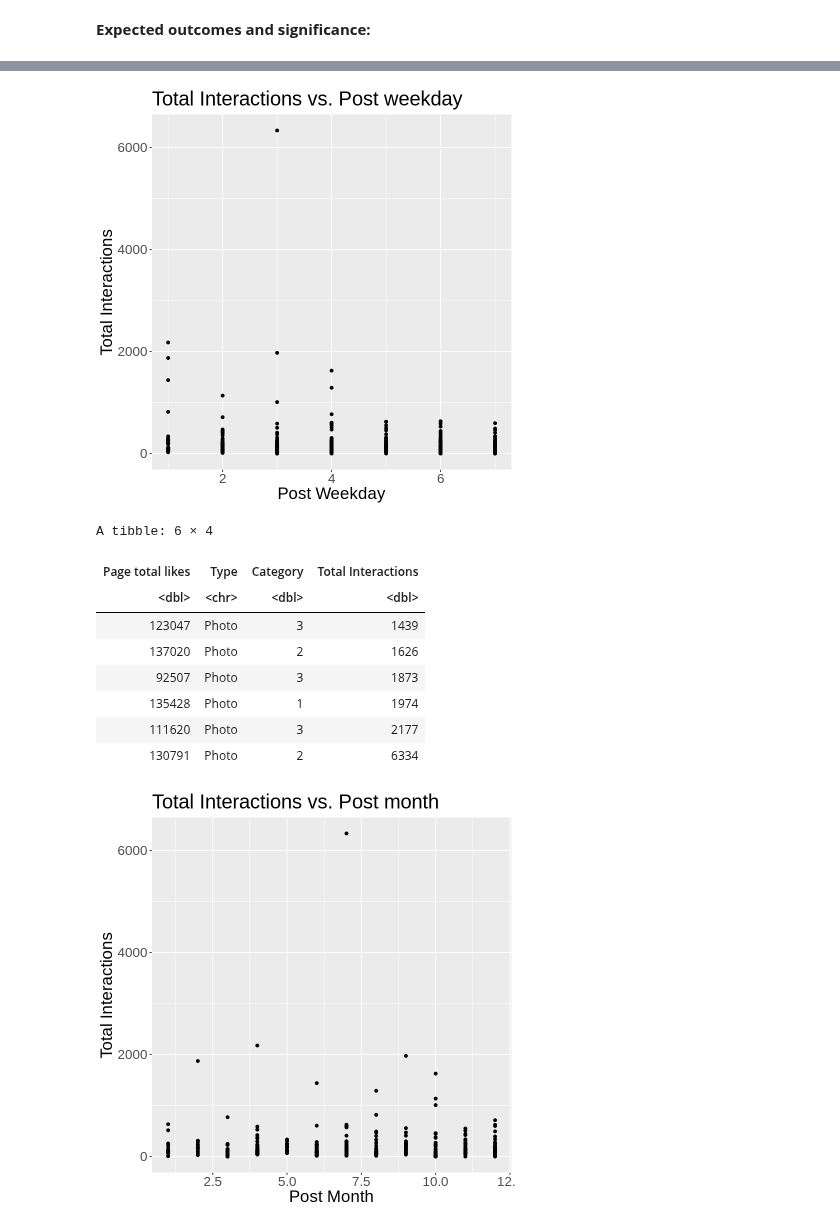
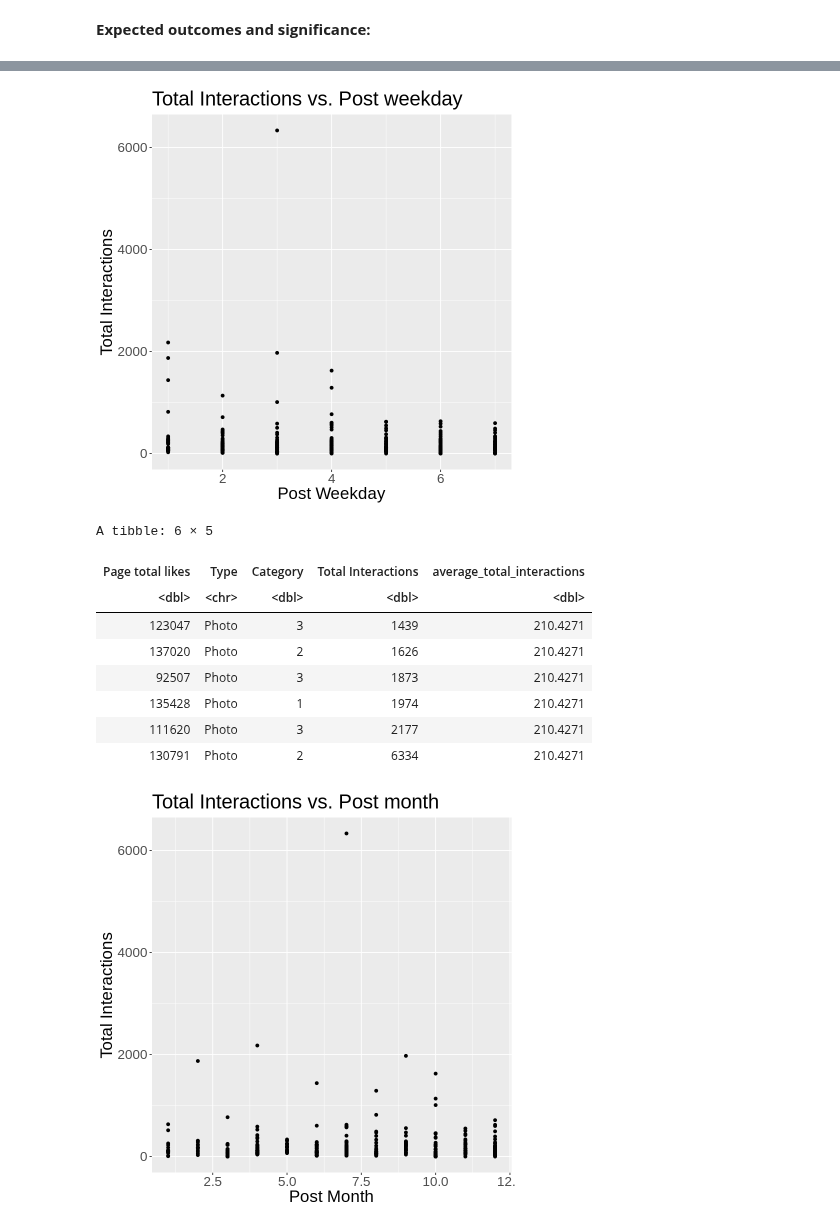
Before and after one commit to amellios/data_science_woohoo, a Jupyter notebook: OwO.ipynb, the cells around one changed output, grey strips where cells are left out. Saved outputs shown, nothing was run; the diff lists cells and outputs as text; code cells hidden in the pictures.

Commit message:
Changes to Graph and Table

```diff
--- a/OwO.ipynb
+++ b/OwO.ipynb
@@ -73,42 +74,52 @@ A tibble: 6 × 19
 <strong>Expected outcomes and significance:</strong> <br>
 # %%
 set.seed(1)
+
+#Split into training (75 percent of data set) and test data
 facebook_split <- initial_split(facebook, prop = 0.75, strata = `Total Interactions`)
 facebook_train <- training(facebook_split)
 facebook_test <- testing(facebook_split)
 
+#ScatterPlot for Total Interactions Every Hour
 facebook_plot = ggplot(data = facebook_train, aes(x = `Post Hour`, y = `Total Interactions`)) +
     geom_point() +
     labs(title = "Total Interactions vs. Post hour") +
     theme(text = element_text(size = 20))
 facebook_plot
 
+#ScatterPlot for Total Interactions Every Weekday
 facebook_plot2 = ggplot(data = facebook_train, aes(x = `Post Weekday`, y = `Total Interactions`)) +
     geom_point() +
     labs(title = "Total Interactions vs. Post weekday") +
     theme(text = element_text(size = 20))
 facebook_plot2
 
+#Plot for Total Interactions Every Month
 facebook_plot3 = ggplot(data = facebook_train, aes(x = `Post Month`, y = `Total Interactions`)) +
     geom_point() +
     labs(title = "Total Interactions vs. Post month") +
     theme(text = element_text(size = 20))
 facebook_plot3
 
+#Average of total interactions
+results <- mean(facebook_train[["Total Interactions"]])
+
+#Exploratory Data Analysis Table
 fb_test_table = facebook_train %>%
-    select(`Page total likes`, Type, Category, `Total Interactions`) %>%
+    mutate(facebook_train, average_total_interactions = results) %>%
+    select(`Page total likes`, Type, Category, `Total Interactions`, average_total_interactions) %>%
     arrange(`Total Interactions`)
 tail(fb_test_table)
 # %% [output]
 [figure]
 [figure]
-A tibble: 6 × 4
+A tibble: 6 × 5
-| Page total likes | Type | Category | Total Interactions |
-| <dbl> | <chr> | <dbl> | <dbl> |
-| 123047 | Photo | 3 | 1439 |
-| 137020 | Photo | 2 | 1626 |
-| 92507 | Photo | 3 | 1873 |
-| 135428 | Photo | 1 | 1974 |
-| 111620 | Photo | 3 | 2177 |
-| 130791 | Photo | 2 | 6334 |
+| Page total likes | Type | Category | Total Interactions | average_total_interactions |
+| <dbl> | <chr> | <dbl> | <dbl> | <dbl> |
+| 123047 | Photo | 3 | 1439 | 210.4271 |
+| 137020 | Photo | 2 | 1626 | 210.4271 |
+| 92507 | Photo | 3 | 1873 | 210.4271 |
+| 135428 | Photo | 1 | 1974 | 210.4271 |
+| 111620 | Photo | 3 | 2177 | 210.4271 |
+| 130791 | Photo | 2 | 6334 | 210.4271 |
 [figure]
```
Also changed, not shown: parts of 2 cells of this notebook.
